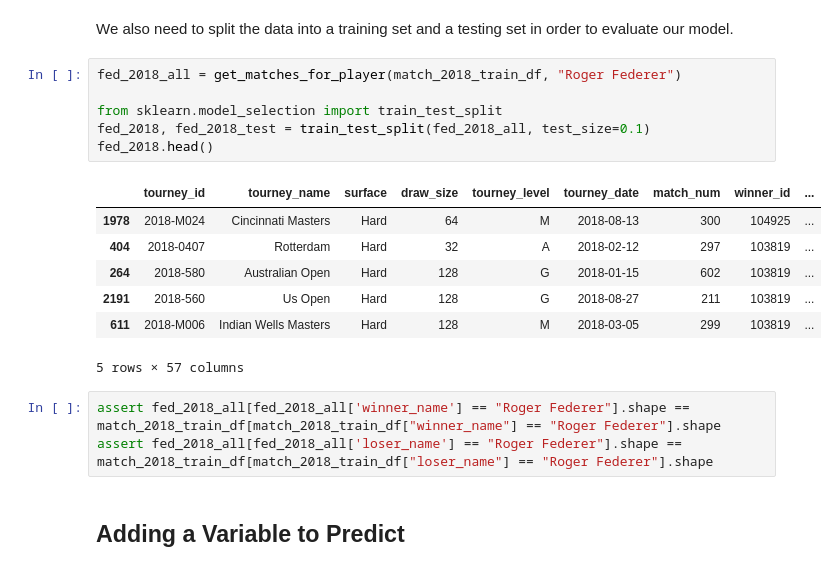
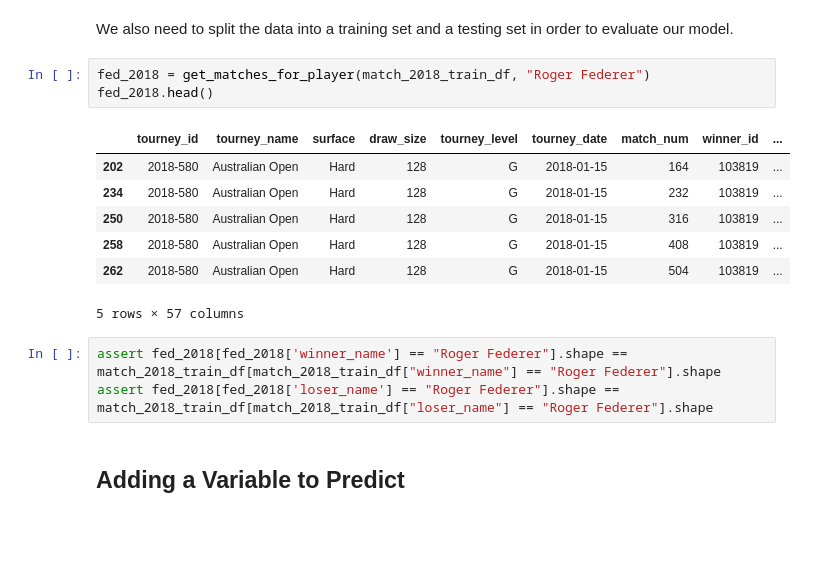
Before and after one commit to rkunani/GameSetMatch, a Jupyter notebook: feature-engineering.ipynb, the cells around one changed output. Cells and saved outputs as stored; diff of their text form; blank space fills up the shorter version.

Commit message:
Remove train/test split

```diff
--- a/feature-engineering.ipynb
+++ b/feature-engineering.ipynb
@@ -144,22 +144,19 @@ def get_matches_for_player(data, player):
 # %% [markdown]
 We also need to split the data into a training set and a testing set in order to evaluate our model.
 # %%
-fed_2018_all = get_matches_for_player(match_2018_train_df, "Roger Federer")
-
-from sklearn.model_selection import train_test_split
-fed_2018, fed_2018_test = train_test_split(fed_2018_all, test_size=0.1)
+fed_2018 = get_matches_for_player(match_2018_train_df, "Roger Federer")
 fed_2018.head()
 # %% [output]
 |  | tourney_id | tourney_name | surface | draw_size | tourney_level | tourney_date | match_num | winner_id | ... |
-| 1978 | 2018-M024 | Cincinnati Masters | Hard | 64 | M | 2018-08-13 | 300 | 104925 | ... |
-| 404 | 2018-0407 | Rotterdam | Hard | 32 | A | 2018-02-12 | 297 | 103819 | ... |
-| 264 | 2018-580 | Australian Open | Hard | 128 | G | 2018-01-15 | 602 | 103819 | ... |
-| 2191 | 2018-560 | Us Open | Hard | 128 | G | 2018-08-27 | 211 | 103819 | ... |
-| 611 | 2018-M006 | Indian Wells Masters | Hard | 128 | M | 2018-03-05 | 299 | 103819 | ... |
+| 202 | 2018-580 | Australian Open | Hard | 128 | G | 2018-01-15 | 164 | 103819 | ... |
+| 234 | 2018-580 | Australian Open | Hard | 128 | G | 2018-01-15 | 232 | 103819 | ... |
+| 250 | 2018-580 | Australian Open | Hard | 128 | G | 2018-01-15 | 316 | 103819 | ... |
+| 258 | 2018-580 | Australian Open | Hard | 128 | G | 2018-01-15 | 408 | 103819 | ... |
+| 262 | 2018-580 | Australian Open | Hard | 128 | G | 2018-01-15 | 504 | 103819 | ... |
 5 rows × 57 columns
 # %%
-assert fed_2018_all[fed_2018_all['winner_name'] == "Roger Federer"].shape == match_2018_train_df[match_2018_train_df["winner_name"] == "Roger Federer"].shape
-assert fed_2018_all[fed_2018_all['loser_name'] == "Roger Federer"].shape == match_2018_train_df[match_2018_train_df["loser_name"] == "Roger Federer"].shape
+assert fed_2018[fed_2018['winner_name'] == "Roger Federer"].shape == match_2018_train_df[match_2018_train_df["winner_name"] == "Roger Federer"].shape
+assert fed_2018[fed_2018['loser_name'] == "Roger Federer"].shape == match_2018_train_df[match_2018_train_df["loser_name"] == "Roger Federer"].shape
 # %% [markdown]
 ## Adding a Variable to Predict
 # %% [markdown]
```
Also changed, not shown: parts of 6 cells of this notebook.
